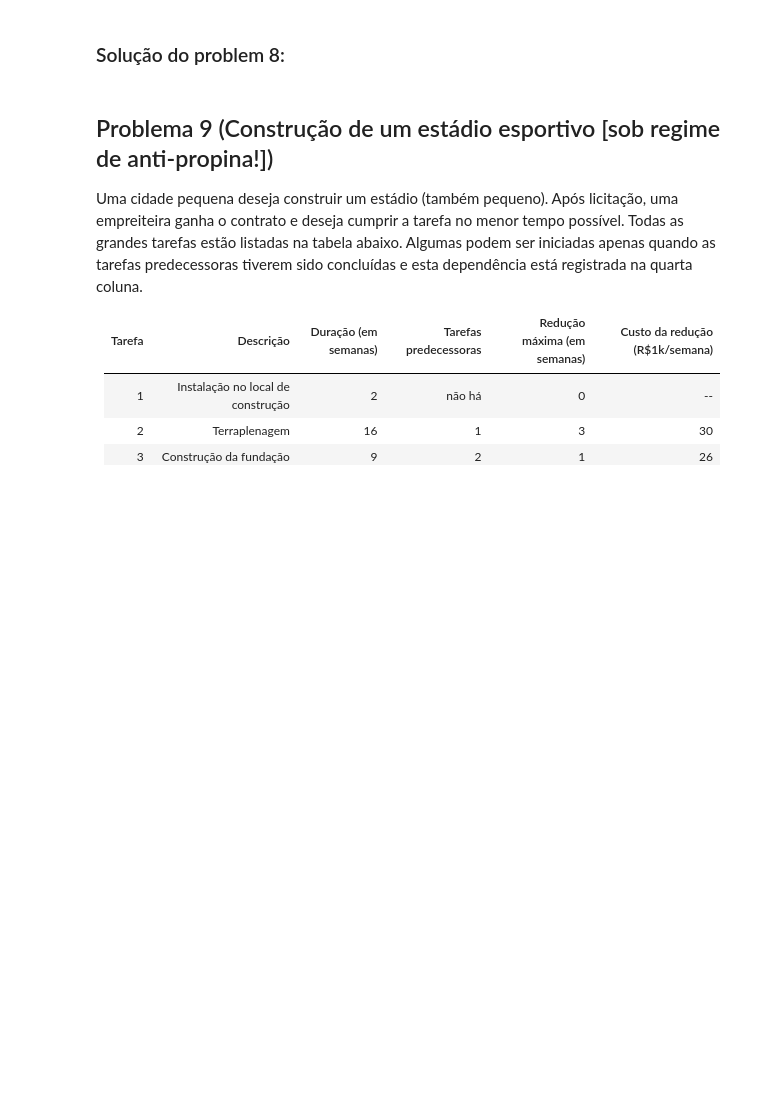
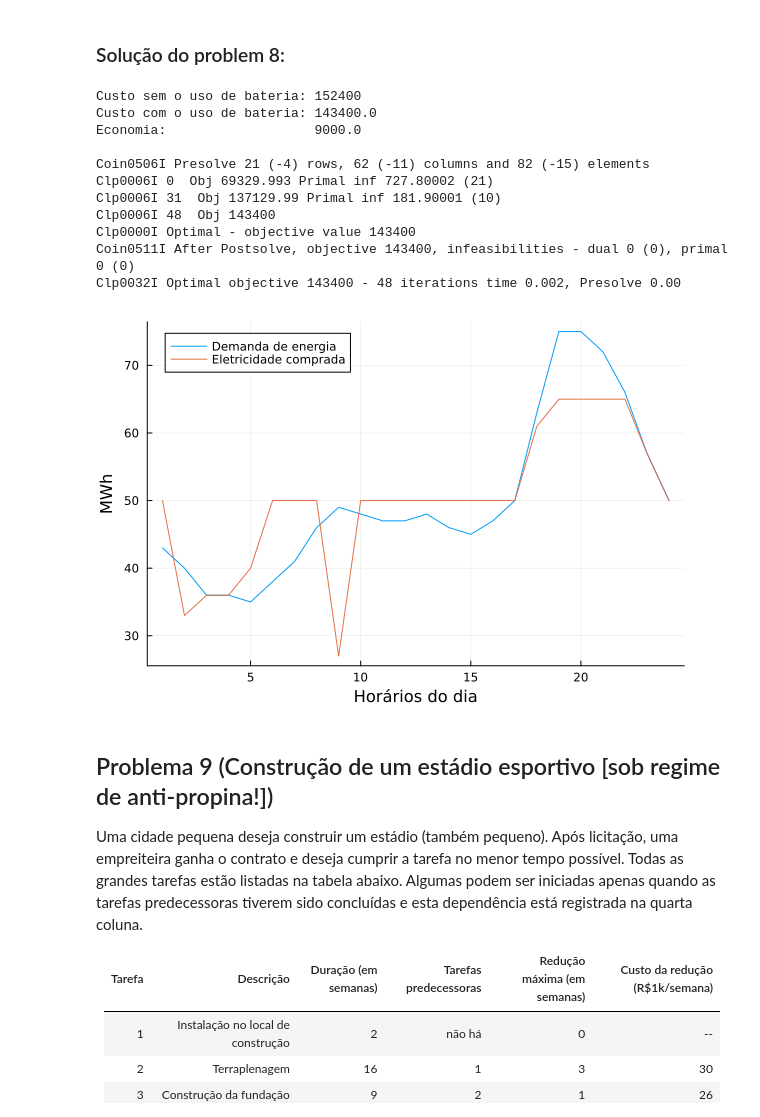
Before and after one commit to leotanaka4/intro-to-optimization, a Jupyter notebook: lista1_com361_23.ipynb, the cells around one changed output. Saved outputs shown, nothing was run; the diff lists cells and outputs as text; code cells hidden in the pictures; blank space fills up the shorter version.

```diff
--- a/lista1_com361_23.ipynb
+++ b/lista1_com361_23.ipynb
@@ -392,6 +389,57 @@ Para contornar estes problemas potenciais, o prefeito comprou uma bateria grande
      2. a eletricidade comprada utilizando a estratégia encontrada no item 1 versus a hora do dia (plote ambos os gráficos nos mesmos eixos).
 # %% [markdown]
 ### Solução do problem 8:
+# %%
+preco = 100 # 100 reais por MWh em menos de 50 MWh
+excedente = 400 # 400 reaias por MWh acima de 50MWh
+demanda = [43, 40, 36, 36, 35, 38, 41, 46, 49, 48, 47, 47, 48, 46, 45, 47, 50, 63, 75, 75, 72, 66, 57, 50]
+lim_bateria = 30 # limite de bateria
+custo = 0
+
+for i in demanda
+    if i <= 50
+        custo += i*preco
+    else
+        custo += (i-50)*excedente + 50*preco
+    end
+end
+
+m = Model(Clp.Optimizer)
+@variable(m, 0 <= bateria[1:25] <= 30) # carga inicial + 24 horas -> com limite para a carga da bateria de 30MWh
+@variable(m, 0 <= compra_normal[1:24] <= 50) # energia comprada no preço normal -> 100
+@variable(m, 0 <= compra_exc[1:24] <= 15) # energia comprada no preço mais caro -> 400
+# A compra de ambas as energias não pode ultrapassar de 65MWh
+
+@constraint(m, bateria[1] == 0) # A bateria começa o dia sem carga
+
+# Compra-se energia para atingir a demanda e carregar a bateria
+@constraint(m, [i in 1:24], compra_normal[i] + compra_exc[i] + bateria[i] == demanda[i] + bateria[i+1])
+
+@objective(m, Min, sum(compra_normal*preco) + sum(compra_exc*excedente)) # minimiza o custo total com o uso da bateria
+
+optimize!(m)
+println("Custo sem o uso de bateria: ", custo)
+println("Custo com o uso de bateria: ", JuMP.objective_value.(m))
+println("Economia:                   ", custo - JuMP.objective_value.(m))
+println()
+
+t = range(start = 1; stop=24, length=24)
+plot(t, [demanda, JuMP.value.(compra_normal) .+ JuMP.value.(compra_exc)], label=["Demanda de energia" "Eletricidade comprada"])
+xlabel!("Horários do dia")
+ylabel!("MWh")
+# %% [output]
+Custo sem o uso de bateria: 152400
+Custo com o uso de bateria: 143400.0
+Economia:                   9000.0
+
+Coin0506I Presolve 21 (-4) rows, 62 (-11) columns and 82 (-15) elements
+Clp0006I 0  Obj 69329.993 Primal inf 727.80002 (21)
+Clp0006I 31  Obj 137129.99 Primal inf 181.90001 (10)
+Clp0006I 48  Obj 143400
+Clp0000I Optimal - objective value 143400
+Coin0511I After Postsolve, objective 143400, infeasibilities - dual 0 (0), primal 0 (0)
+Clp0032I Optimal objective 143400 - 48 iterations time 0.002, Presolve 0.00
+[figure, added]
 # %% [markdown]
 ## Problema 9 (Construção de um estádio esportivo [sob regime de anti-propina!])
 Uma cidade pequena deseja construir um estádio (também pequeno). Após licitação, uma empreiteira ganha o contrato e deseja cumprir a tarefa no menor tempo possível. Todas as grandes tarefas estão listadas na tabela abaixo. Algumas podem ser iniciadas apenas quando as tarefas predecessoras tiverem sido concluídas e esta dependência está registrada na quarta coluna.
```
Also changed, not shown: parts of 13 cells of this notebook, 1 other file.
